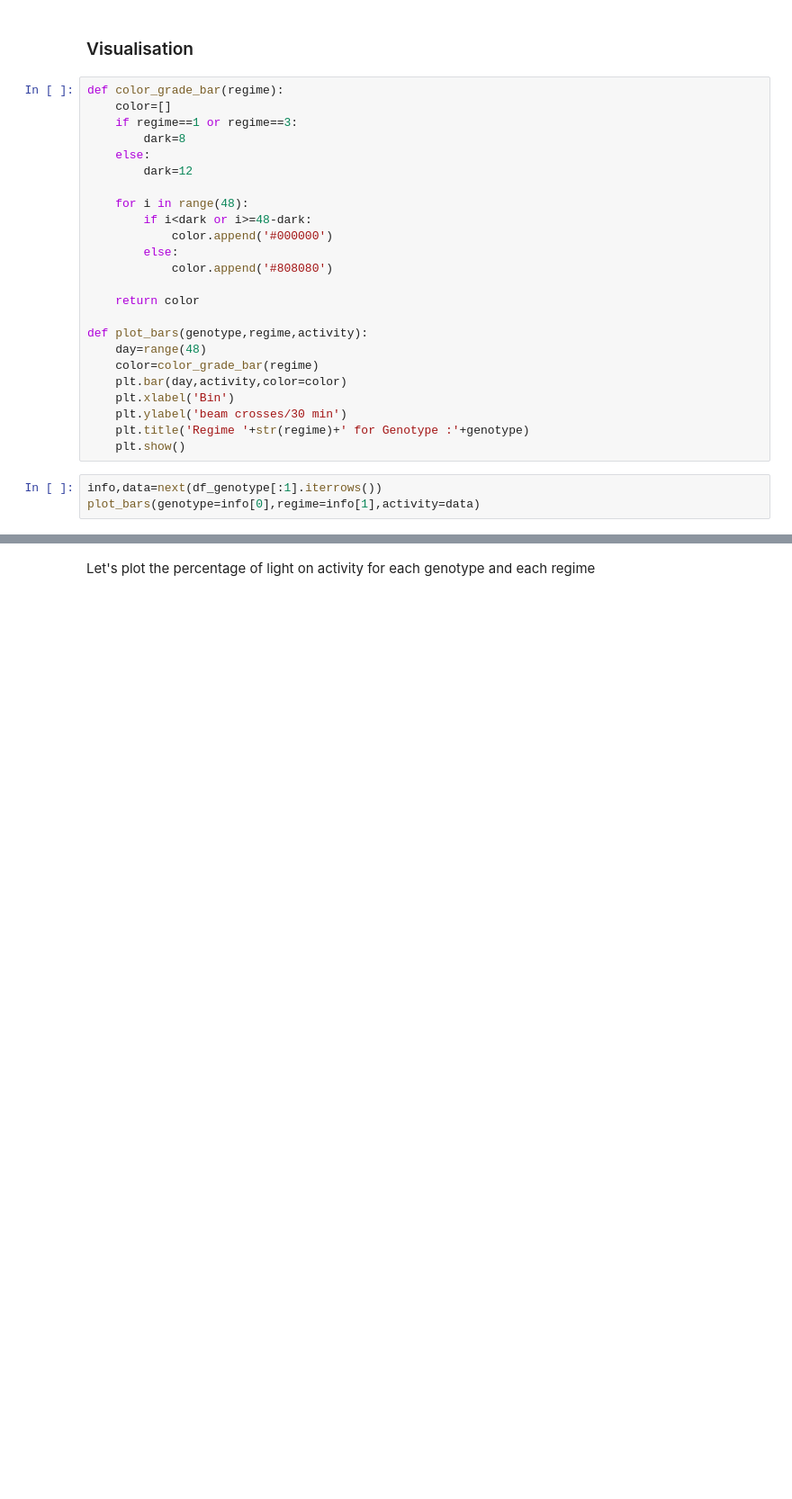
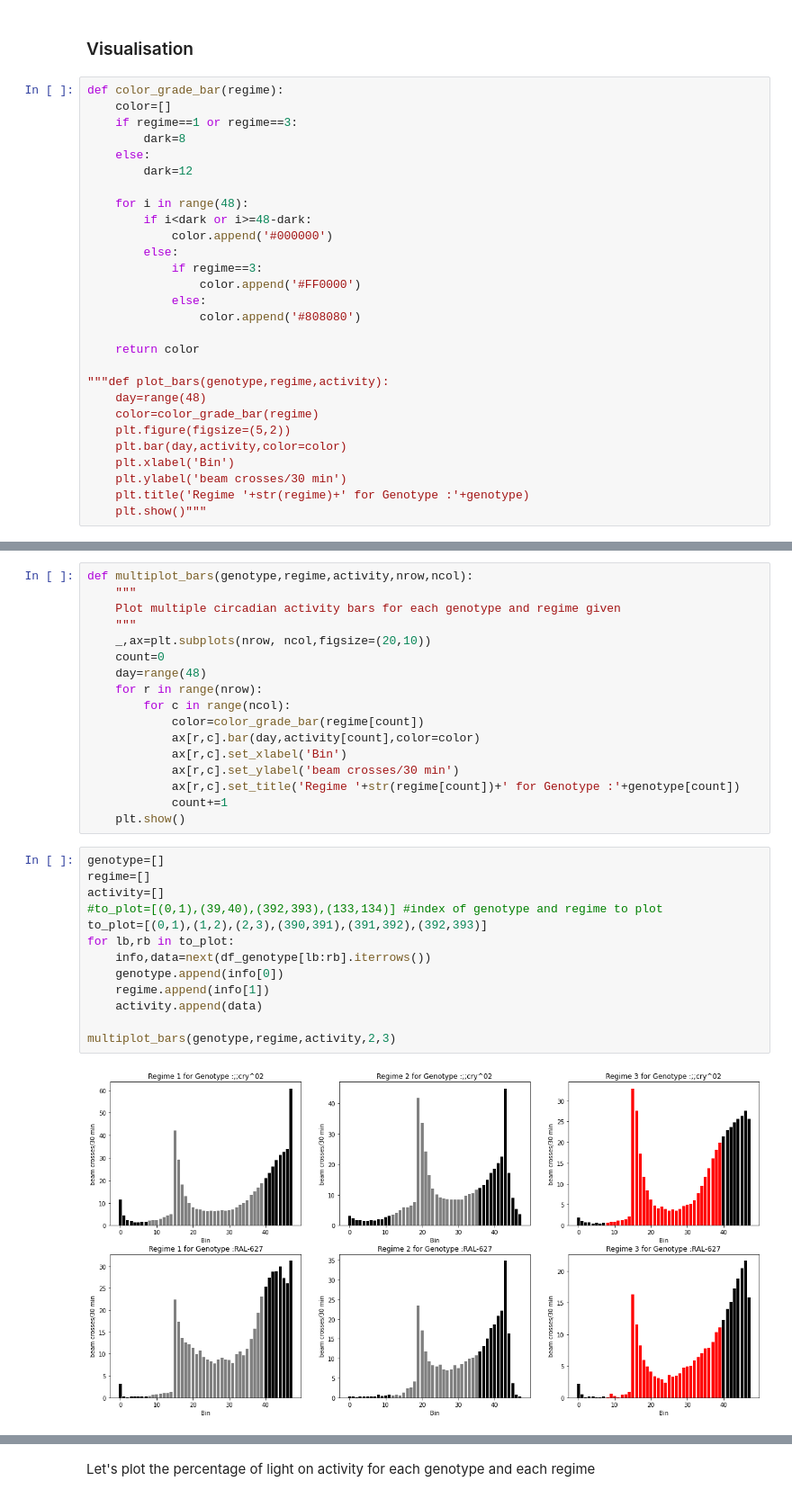
Before and after one commit to amirmahmoudi1967/Drosophila-Genetic-Analysis, a Jupyter notebook: Main.ipynb, the cells around one changed output, grey strips where cells are left out. Shown: that part at 90% size. Cells and saved outputs as stored; diff of their text form; blank space fills up the shorter version.

```diff
--- a/Main.ipynb
+++ b/Main.ipynb
@@ -46,18 +65,19 @@ def color_grade_bar(regime):
         if i<dark or i>=48-dark:
             color.append('#000000')
         else:
-            color.append('#808080')
+            if regime==3:
+                color.append('#FF0000')
+            else:
+                color.append('#808080')
 
     return color
 
-def plot_bars(genotype,regime,activity):
+"""def plot_bars(genotype,regime,activity):
     day=range(48)
     color=color_grade_bar(regime)
+    plt.figure(figsize=(5,2))
     plt.bar(day,activity,color=color)
     plt.xlabel('Bin')
     plt.ylabel('beam crosses/30 min')
     plt.title('Regime '+str(regime)+' for Genotype :'+genotype)
-    plt.show()
+    plt.show()"""
-# %%
-info,data=next(df_genotype[:1].iterrows())
-plot_bars(genotype=info[0],regime=info[1],activity=data)
@@ -65,0 +84,32 @@ plot_bars(genotype=info[0],regime=info[1],activity=data)
+# %%
+def multiplot_bars(genotype,regime,activity,nrow,ncol):
+    """
+    Plot multiple circadian activity bars for each genotype and regime given
+    """
+    _,ax=plt.subplots(nrow, ncol,figsize=(20,10))
+    count=0
+    day=range(48)
+    for r in range(nrow):
+        for c in range(ncol):
+            color=color_grade_bar(regime[count])
+            ax[r,c].bar(day,activity[count],color=color)
+            ax[r,c].set_xlabel('Bin')
+            ax[r,c].set_ylabel('beam crosses/30 min')
+            ax[r,c].set_title('Regime '+str(regime[count])+' for Genotype :'+genotype[count])
+            count+=1
+    plt.show()
+# %%
+genotype=[]
+regime=[]
+activity=[]
+#to_plot=[(0,1),(39,40),(392,393),(133,134)] #index of genotype and regime to plot
+to_plot=[(0,1),(1,2),(2,3),(390,391),(391,392),(392,393)]
+for lb,rb in to_plot:
+    info,data=next(df_genotype[lb:rb].iterrows())
+    genotype.append(info[0])
+    regime.append(info[1])
+    activity.append(data)
+
+multiplot_bars(genotype,regime,activity,2,3)
+# %% [output]
+[figure, added]
```
Also changed, not shown: parts of 19 cells of this notebook.
